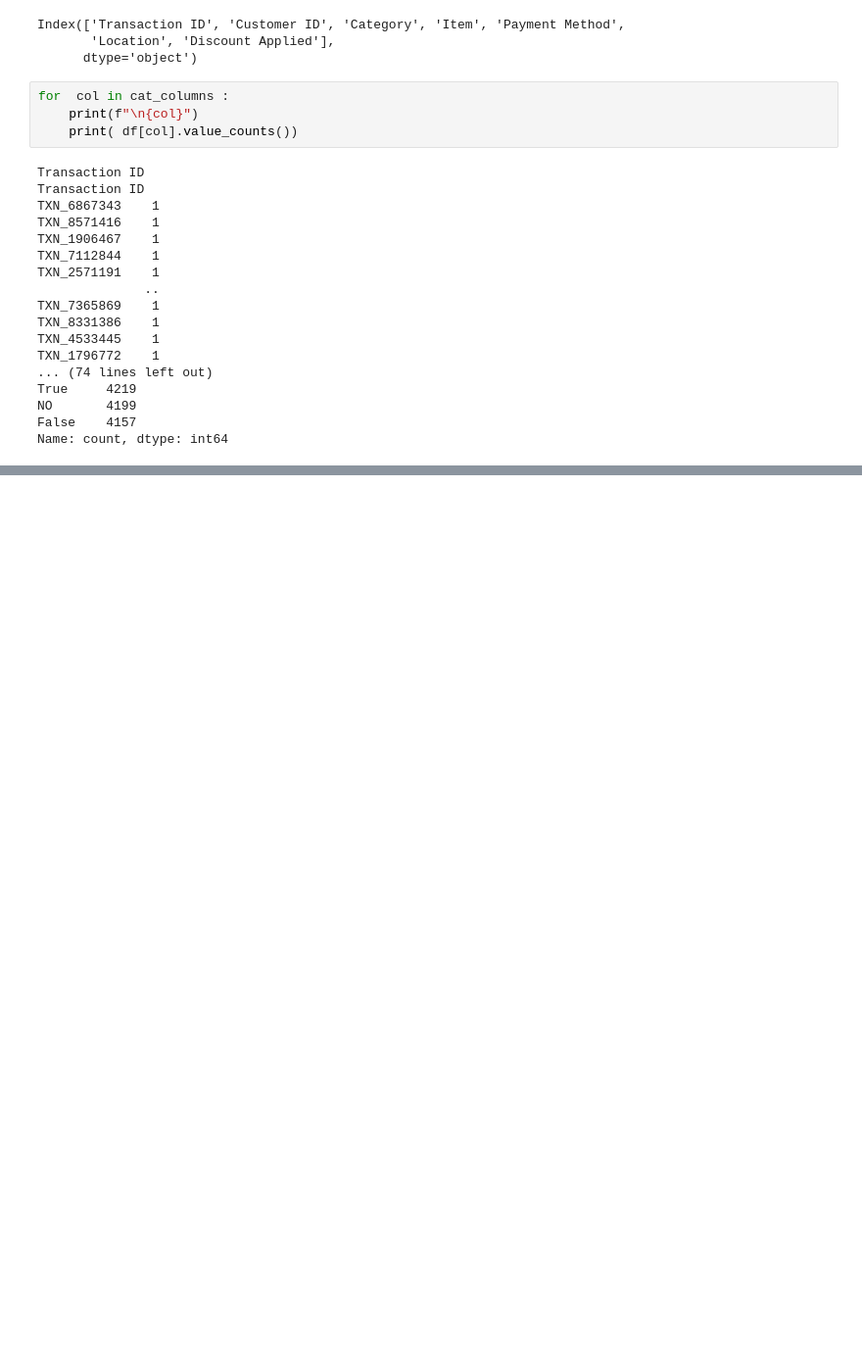
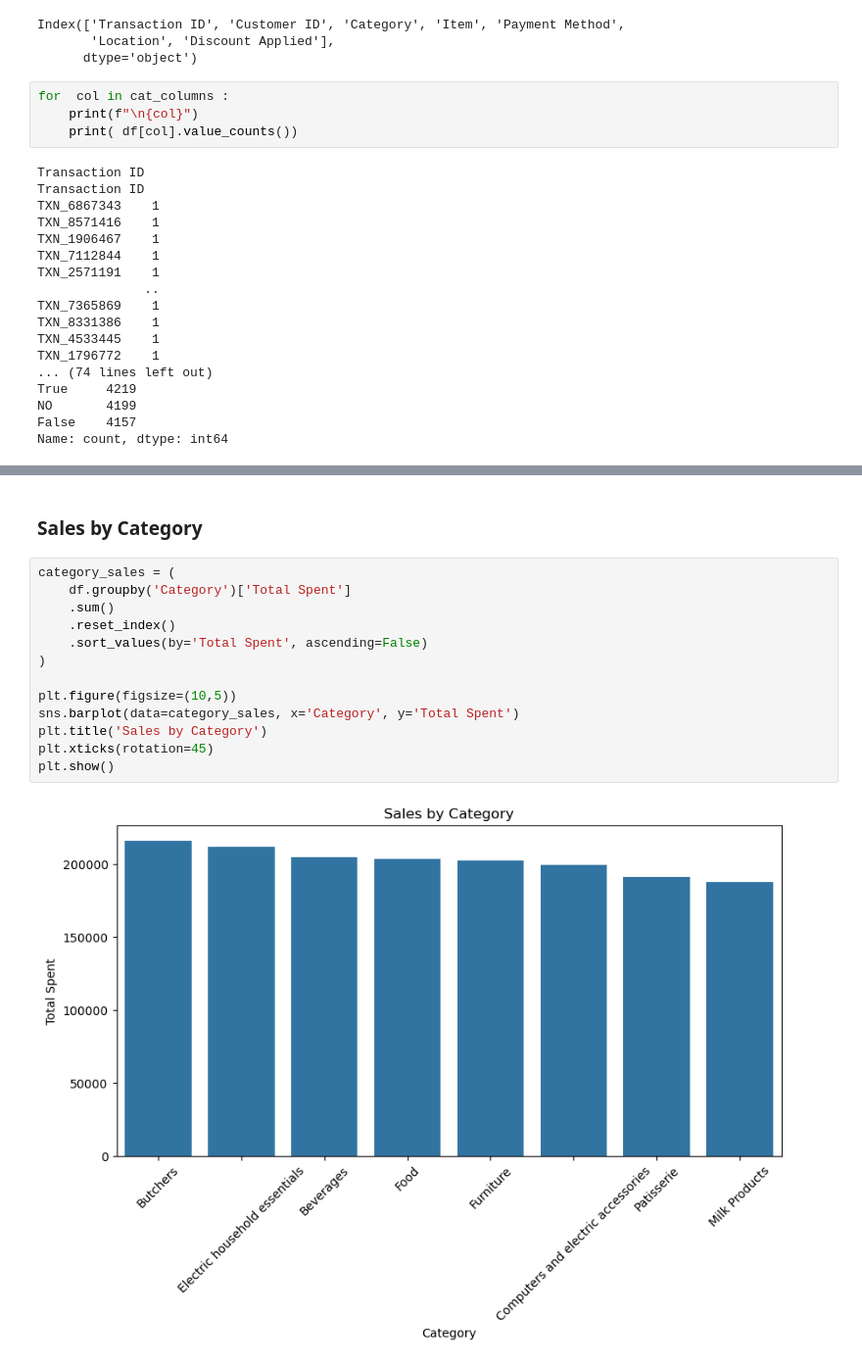
Before and after one commit to abduaslam/Retail-Sales-Analysis, a Jupyter notebook: python/ eda_cleaning.ipynb, the cells around one changed output, grey strips where cells are left out. Shown at 98% size. Saved outputs shown, nothing was run; the diff lists cells and outputs as text; blank space fills up the shorter version.

```diff
--- a/python/ eda_cleaning.ipynb
+++ b/python/ eda_cleaning.ipynb
@@ -197,0 +229,17 @@ Name: count, dtype: int64
+# %% [markdown]
+### Sales by Category
+# %%
+category_sales = (
+    df.groupby('Category')['Total Spent']
+    .sum()
+    .reset_index()
+    .sort_values(by='Total Spent', ascending=False)
+)
+
+plt.figure(figsize=(10,5))
+sns.barplot(data=category_sales, x='Category', y='Total Spent')
+plt.title('Sales by Category')
+plt.xticks(rotation=45)
+plt.show()
+# %% [output]
+[figure, added]
```
Also changed, not shown: parts of 13 cells of this notebook.
